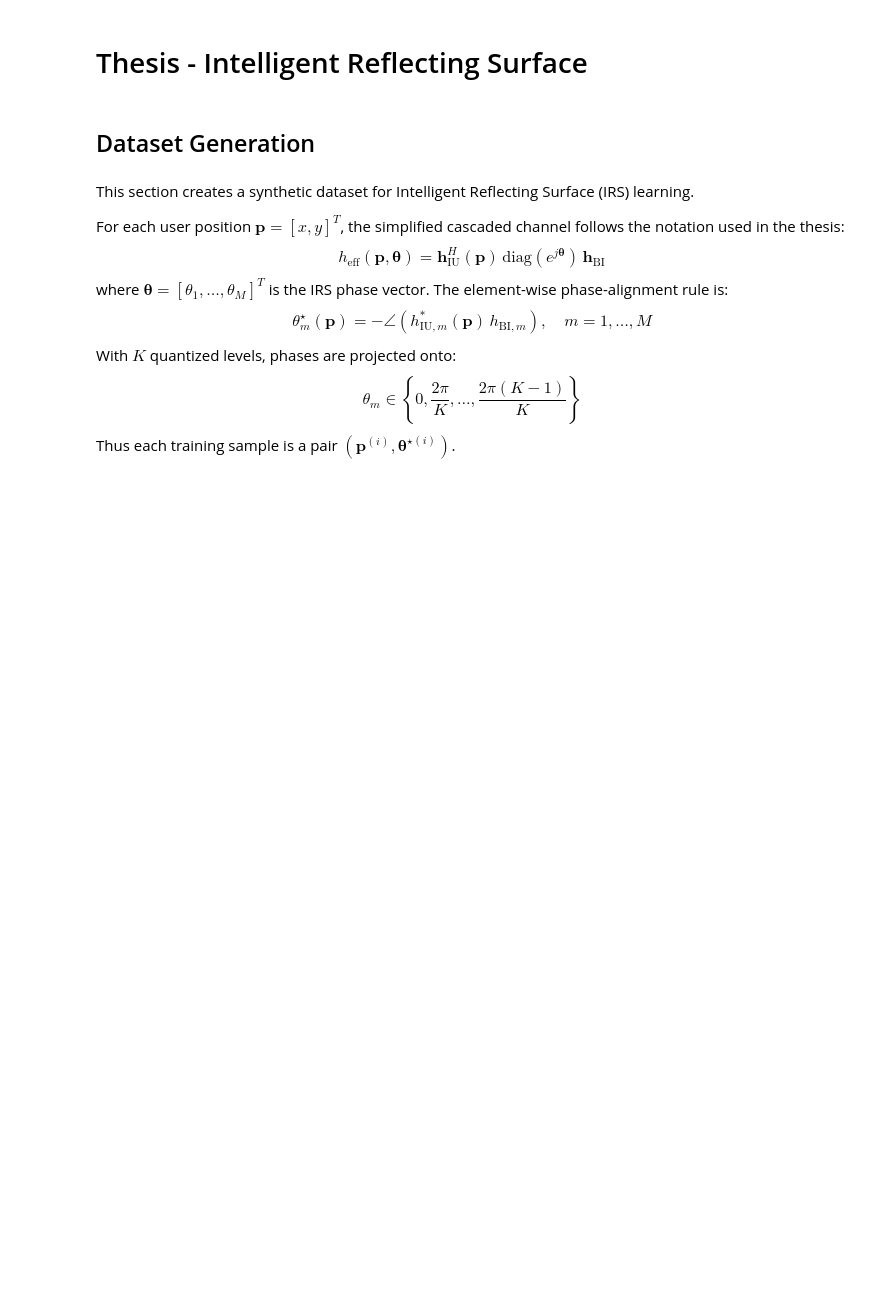
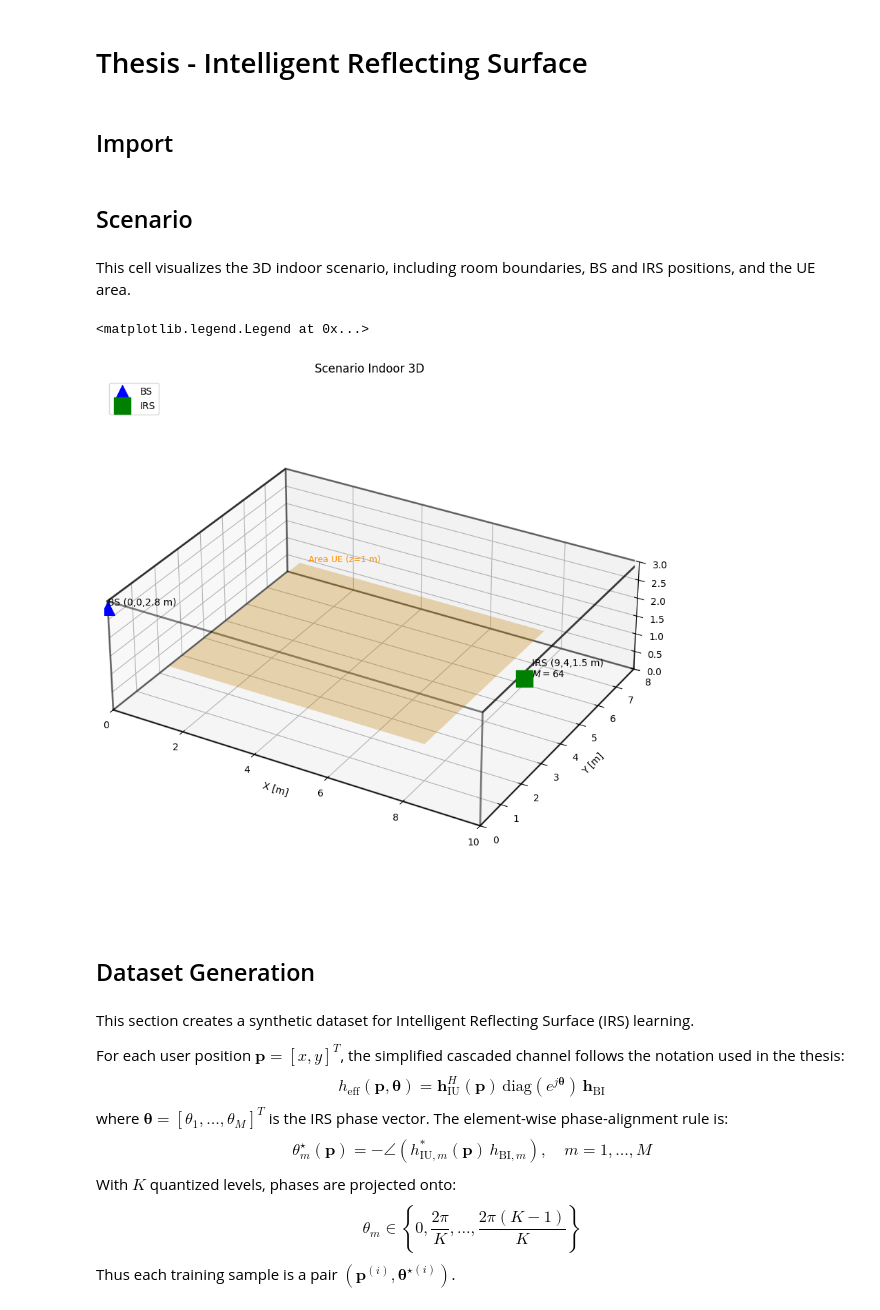
Before and after one commit to alessandrorebosio/thesis, a Jupyter notebook: analysis.ipynb, the cells around one changed output. Cells and saved outputs as stored; diff of their text form; code cells hidden in the pictures; blank space fills up the shorter version.

```diff
--- a/analysis.ipynb
+++ b/analysis.ipynb
@@ -1,2 +1,4 @@
 # %% [markdown]
 # Thesis - Intelligent Reflecting Surface
+# %% [markdown]
+## Import
@@ -3,3 +9,45 @@
+# %% [markdown]
+## Scenario
+# %% [markdown]
+This cell visualizes the 3D indoor scenario, including room boundaries, BS and IRS positions, and the UE area.
+# %%
+fig = plt.figure(figsize=(10, 8), constrained_layout=True)
+ax = fig.add_subplot(111, projection="3d")
+
+ax.set_xlim(0, 10)
+ax.set_ylim(0, 8)
+ax.set_zlim(0, 3)
+ax.set_box_aspect((10, 8, 3))
+
+x_walls = [0, 10, 10, 0, 0]
+y_walls = [0, 0, 8, 8, 0]
+z_walls = [0, 0, 0, 0, 0]
+ax.plot(x_walls, y_walls, z_walls, "k-", lw=2, alpha=0.5)
+ax.plot(x_walls, y_walls, [3] * 5, "k-", lw=2, alpha=0.5)
+ax.plot([0] * 4, [0, 0, 8, 8], [0, 3, 3, 0], "k-", lw=2, alpha=0.5)
+ax.plot([10] * 4, [0, 0, 8, 8], [0, 3, 3, 0], "k-", lw=2, alpha=0.5)
+
+# BS blu (0,0,2.8)
+ax.scatter(0, 0, 2.8, c="blue", s=200, marker="^", label="BS")
+ax.text(0, 0, 2.9, "BS (0,0,2.8 m)", fontsize=10)
+
+# IRS verde (9,4,1.5), quadrato 8x8 approx
+ax.scatter(9, 4, 1.5, c="green", s=300, marker="s", label="IRS")
+ax.text(9.2, 4, 1.6, "IRS (9,4,1.5 m)\n$M=64$", fontsize=10)
+
+# Area UE arancione [1,8]x[1,7] z=1
+xx, yy = np.meshgrid(np.linspace(1, 8, 10), np.linspace(1, 7, 10))
+ax.plot_surface(xx, yy, np.ones_like(xx), alpha=0.3, color="orange")
+ax.text(1.2, 7.1, 1.05, "Area UE (z=1 m)", color="darkorange", fontsize=9)
+
+ax.set_xlabel("X [m]")
+ax.set_ylabel("Y [m]")
+ax.set_zlabel("Z [m]", labelpad=12)
+ax.set_title("Scenario Indoor 3D")
+ax.legend(loc="upper left")
+# %% [output]
+<matplotlib.legend.Legend at 0x...>
+[figure, added]
 # %% [markdown]
 ## Dataset Generation
 # %% [markdown]
```
Also changed, not shown: parts of 5 cells of this notebook.
